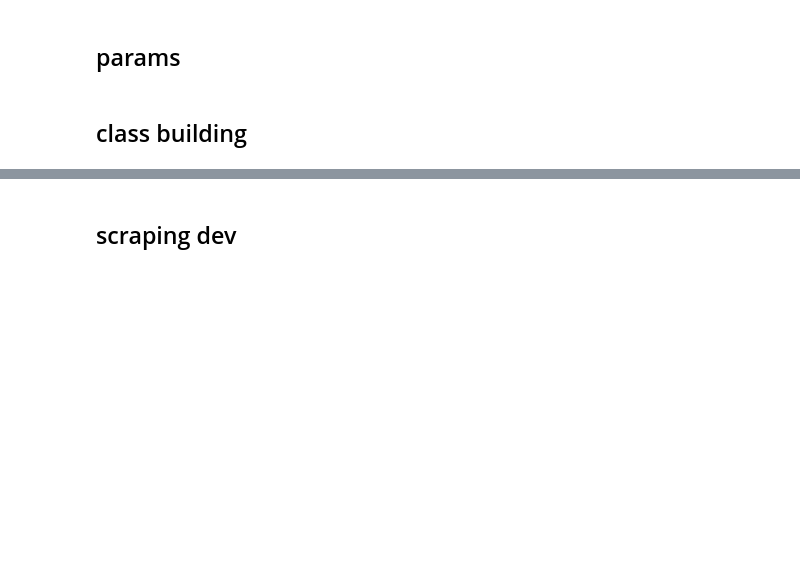
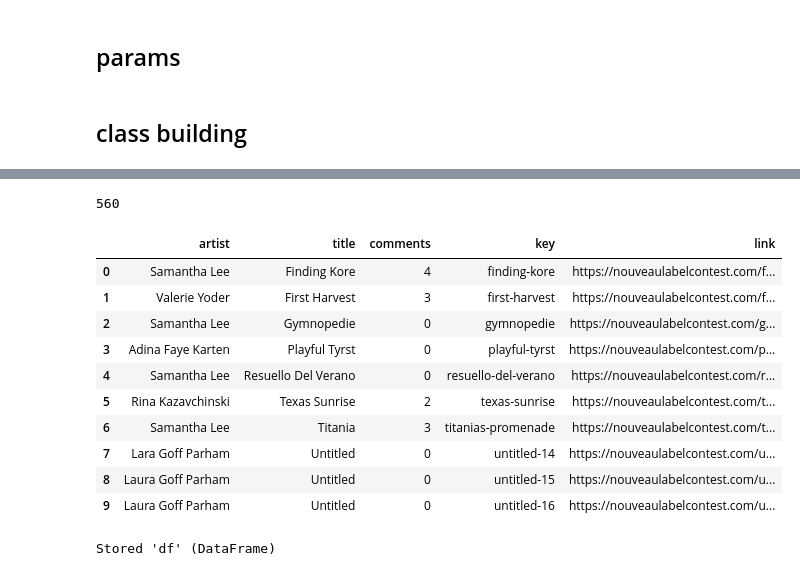
Before and after one commit to tjbergst/secret-leaderboard, a Jupyter notebook: stat-scrape.ipynb, the cells around one changed output, grey strips where cells are left out. Saved outputs shown, nothing was run; the diff lists cells and outputs as text; code cells hidden in the pictures; blank space fills up the shorter version.

Commit message:
explored data, created chart

```diff
--- a/stat-scrape.ipynb
+++ b/stat-scrape.ipynb
@@ -141,6 +142,10 @@ class ArtContestScraper:
                 self.data_dict_list.append(data_dict)
 
                 i += 1
+
+            else:
+                print('scrape complete')
+                break
 # %%
 ACS = ArtContestScraper()
 ACS.main()
@@ -169,2 +194,0 @@ ACS.data_dict_list[0]
-# %% [markdown]
-## scraping dev
@@ -176,0 +195,41 @@ record_list = [
+# %%
+data_records = [
+    {
+        'key': key,
+        'link': subdict['link'],
+        'title': subdict['title'],
+        'artist': subdict['artist'],
+        'comments': subdict['comments']
+    }
+    for data in ACS.data_dict_list
+    for key, subdict in data.items()
+
+]
+# %%
+len(data_records)
+# %% [output]
+560
+# %%
+df = (
+    pd
+    .DataFrame(data_records)
+    [['artist','title','comments','key','link']]
+)
+
+df.head(10)
+# %% [output]
+|  | artist | title | comments | key | link |
+| 0 | Samantha Lee | Finding Kore | 4 | finding-kore | https://nouveaulabelcontest.com/f... |
+| 1 | Valerie Yoder | First Harvest | 3 | first-harvest | https://nouveaulabelcontest.com/f... |
+| 2 | Samantha Lee | Gymnopedie | 0 | gymnopedie | https://nouveaulabelcontest.com/g... |
+| 3 | Adina Faye Karten | Playful Tyrst | 0 | playful-tyrst | https://nouveaulabelcontest.com/p... |
+| 4 | Samantha Lee | Resuello Del Verano | 0 | resuello-del-verano | https://nouveaulabelcontest.com/r... |
+| 5 | Rina Kazavchinski | Texas Sunrise | 2 | texas-sunrise | https://nouveaulabelcontest.com/t... |
+| 6 | Samantha Lee | Titania | 3 | titanias-promenade | https://nouveaulabelcontest.com/t... |
+| 7 | Lara Goff Parham | Untitled | 0 | untitled-14 | https://nouveaulabelcontest.com/u... |
+| 8 | Laura Goff Parham | Untitled | 0 | untitled-15 | https://nouveaulabelcontest.com/u... |
+| 9 | Laura Goff Parham | Untitled | 0 | untitled-16 | https://nouveaulabelcontest.com/u... |
+# %%
+%store df
+# %% [output]
+Stored 'df' (DataFrame)
```
Also changed, not shown: parts of 5 cells of this notebook, 1 other file.
